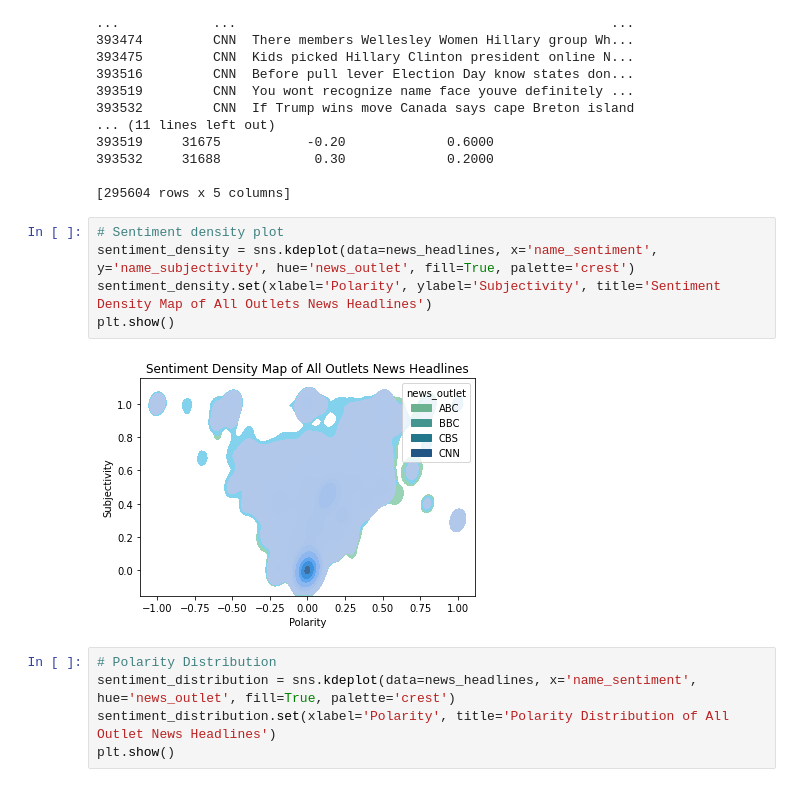
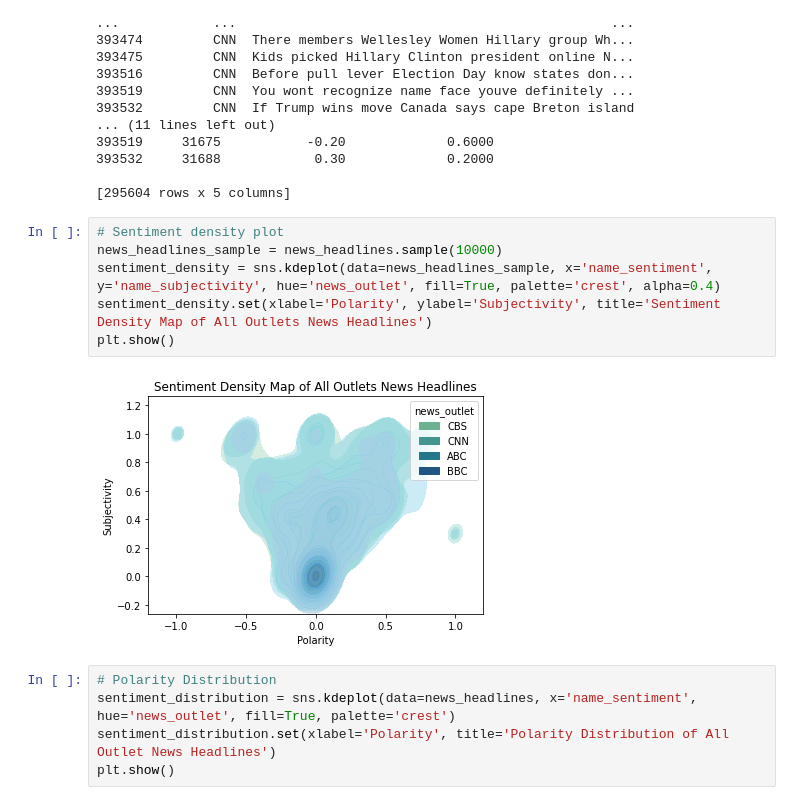
Before and after one commit to markalas/news-sentiment-analysis, a Jupyter notebook: main.ipynb, the cells around one changed output. Drawn from its saved outputs; the diff is of its cells as text.

```diff
--- a/main.ipynb
+++ b/main.ipynb
@@ -275,11 +275,12 @@ print(news_headlines)
 [295604 rows x 5 columns]
 # %%
 # Sentiment density plot
-sentiment_density = sns.kdeplot(data=news_headlines, x='name_sentiment', y='name_subjectivity', hue='news_outlet', fill=True, palette='crest')
+news_headlines_sample = news_headlines.sample(10000)
+sentiment_density = sns.kdeplot(data=news_headlines_sample, x='name_sentiment', y='name_subjectivity', hue='news_outlet', fill=True, palette='crest', alpha=0.4)
 sentiment_density.set(xlabel='Polarity', ylabel='Subjectivity', title='Sentiment Density Map of All Outlets News Headlines')
 plt.show()
 # %% [output]
-[figure, old version]
+[figure, new version]
 # %%
 # Polarity Distribution
 sentiment_distribution = sns.kdeplot(data=news_headlines, x='name_sentiment', hue='news_outlet', fill=True, palette='crest')
```
